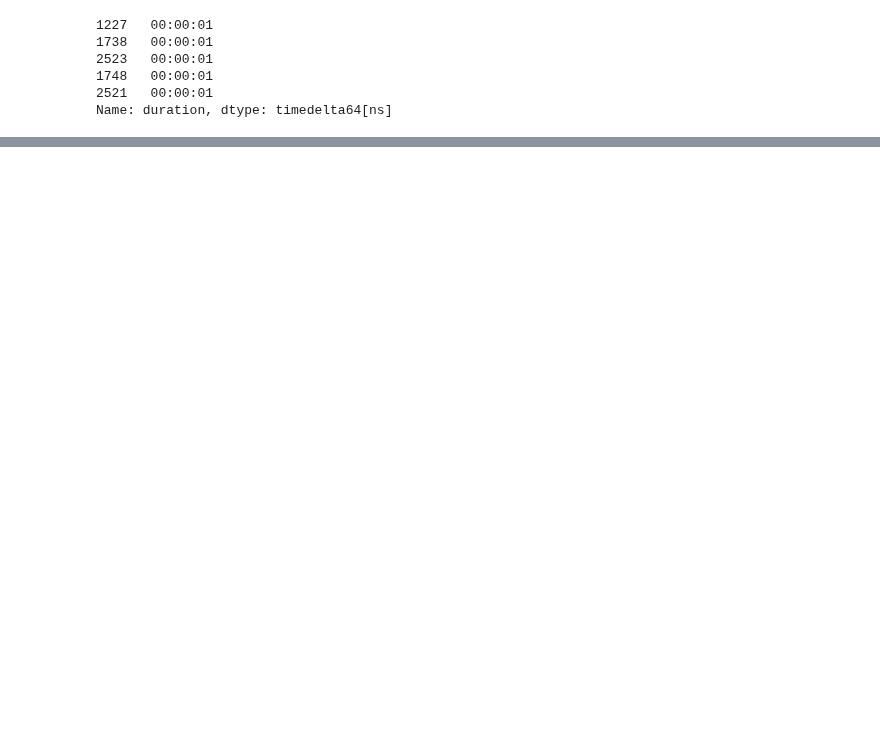
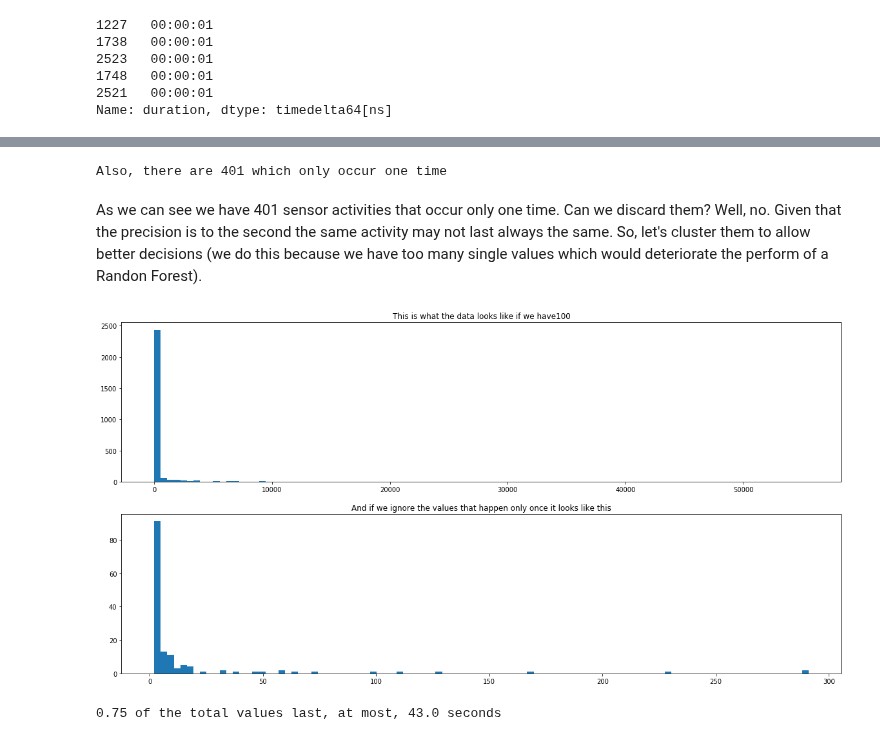
Before and after one commit to antonio-ramadas/upis, a Jupyter notebook: notebooks/DiscretizeData.ipynb, the cells around one changed output, grey strips where cells are left out. Saved outputs shown, nothing was run; the diff lists cells and outputs as text; code cells hidden in the pictures; blank space fills up the shorter version.

```diff
--- a/notebooks/DiscretizeData.ipynb
+++ b/notebooks/DiscretizeData.ipynb
@@ -64,0 +91,30 @@ Name: duration, dtype: int64
+# %%
+def frequency_bigger_than(count):
+    return duration_seconds.value_counts()[duration_seconds.value_counts() > count]
+
+print('Also, there are', frequency_bigger_than(0).shape[0] - frequency_bigger_than(1).shape[0], 'which only occur one time')
+# %% [output]
+Also, there are 401 which only occur one time
+# %% [markdown]
+As we can see we have 401 sensor activities that occur only one time. Can we discard them? Well, no. Given that the precision is to the second the same activity may not last always the same. So, let's cluster them to allow better decisions (we do this because we have too many single values which would deteriorate the perform of a Randon Forest).
+# %%
+n_bins = 100
+
+plt.figure(figsize=(20,10))
+
+plt.subplot(2,1,1)
+plt.title('This is what the data looks like if we have' + str(n_bins))
+plt.hist(duration_seconds, bins=n_bins)
+
+plt.subplot(2,1,2)
+plt.title('And if we ignore the values that happen only once it looks like this')
+plt.hist(frequency_bigger_than(1), bins=n_bins)
+plt.ioff()
+# %% [output]
+[figure, added]
+# %%
+percentile = 0.75
+
+print(percentile, 'of the total values last, at most,', duration_seconds.quantile(percentile), 'seconds')
+# %% [output]
+0.75 of the total values last, at most, 43.0 seconds
```
Also changed, not shown: parts of 27 cells of this notebook.
